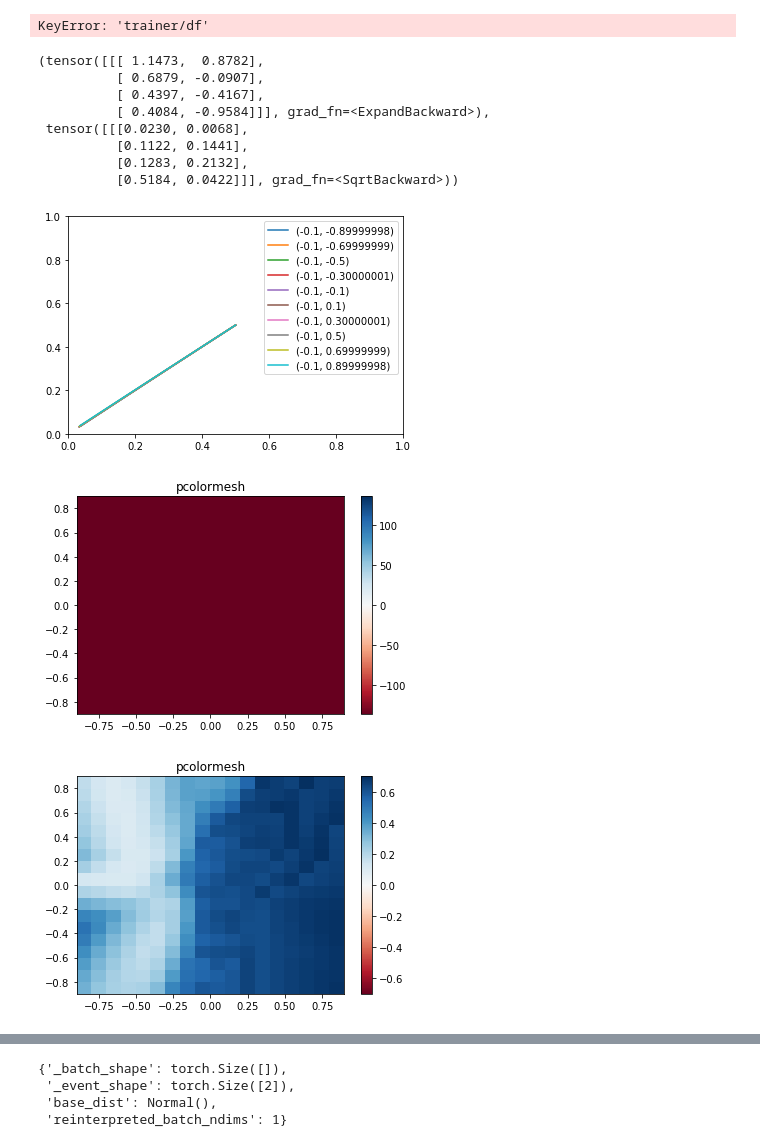
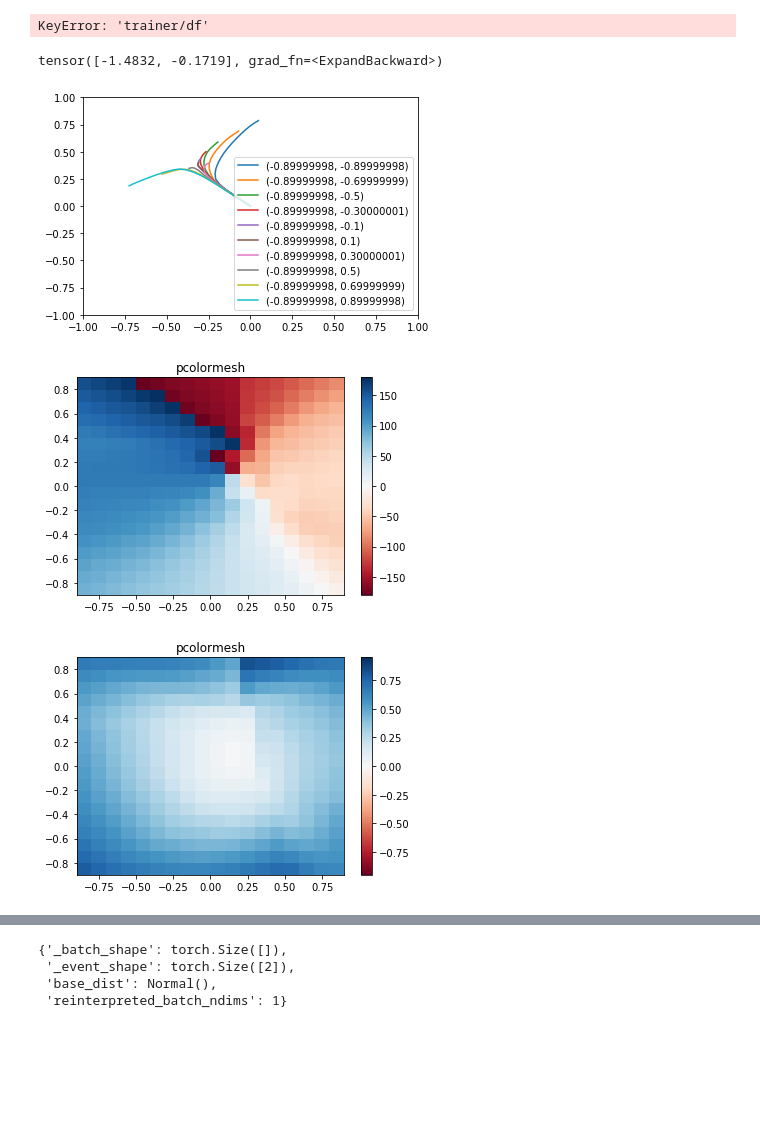
Before and after one commit to vincentlui/unsupervised-goal-conditioned-rl, a Jupyter notebook: Untitled.ipynb, the cells around one changed output, grey strips where cells are left out. Drawn from its saved outputs; the diff is of its cells as text; code cells hidden in the pictures; blank space fills up the shorter version.

```diff
--- a/Untitled.ipynb
+++ b/Untitled.ipynb
@@ -79,49 +82,42 @@ torch.identity
 KeyError: 'trainer/df'
 # %%
 x = df(torch.Tensor([0.5,0.5,0.5,0.6]))
-n = x._component_distribution
-n.mean, n.stddev
+# n = x._component_distribution
+# n.mean, n.stddev
+x.mean
 # %% [output]
-(tensor([[[ 1.1473,  0.8782],
-          [ 0.6879, -0.0907],
-          [ 0.4397, -0.4167],
-          [ 0.4084, -0.9584]]], grad_fn=<ExpandBackward>),
- tensor([[[0.0230, 0.0068],
-          [0.1122, 0.1441],
-          [0.1283, 0.2132],
-          [0.5184, 0.0422]]], grad_fn=<SqrtBackward>))
+tensor([-1.4832, -0.1719], grad_fn=<ExpandBackward>)
 # %%
 # skills = [
 #     torch.Tensor([0,-1.]),
 #     torch.Tensor([0,-0.8]),
 #     torch.Tensor([0,-0.6]),
 #     torch.Tensor([0,-0.4]),
 #     torch.Tensor([0,-0.2]),
 #     torch.Tensor([0, 0]),
 #     torch.Tensor([0,0.2]),
 #     torch.Tensor([0,0.4]),
 #     torch.Tensor([0,0.6]),
 #     torch.Tensor([0,0.8]),
 #     torch.Tensor([0,0.9]),
 #     torch.Tensor([0,1.])
 # ]
 # skills = torch.Tensor(np.vstack([np.arange(-0.9,1.1,0.4),-0.4*np.ones(5),-0.1*np.ones(5),0.1*np.ones(5)])).transpose(1,0)
-skills = torch.Tensor(np.vstack([-0.1*np.ones(10),np.arange(-0.9,0.91,0.2)])).transpose(1,0)
-# skills = torch.Tensor(np.arange(-0.9, 1.1, 0.2)).view(-1,1)
+skills = torch.Tensor(np.vstack([-0.9*np.ones(10),np.arange(-0.9,0.91,0.2)])).transpose(1,0)
 figure = plt.figure()
 for skill in skills:
 #     skill = policy.stochastic_policy.skill_space.sample()
     path = rollout(env, policy, skill, max_path_length=20)
     obs = path['observations']
     plt.plot(obs[:,0], obs[:,1], label=tuple(skill.numpy()))
 
-plt.xlim([0,1])
-plt.ylim([0,1])
+plt.xlim([-1,1])
+plt.ylim([-1,1])
 plt.legend()
 
 plt.show()
 # %% [output]
-[figure, old version]
+[figure, new version]
 # %%
 skill_range = np.arange(-0.9, 0.91, 0.1)
 heatmap = np.empty([len(skill_range), len(skill_range)])
@@ -156,7 +152,7 @@ fig.colorbar(c, ax=ax)
 
 plt.show()
 # %% [output]
-[figure, old version]
+[figure, new version]
 # %%
 skill_range = np.arange(-0.9, 0.91, 0.1)
 heatmap = np.empty([len(skill_range), len(skill_range)])
@@ -187,6 +183,6 @@ fig.colorbar(c, ax=ax)
 
 plt.show()
 # %% [output]
-[figure, old version]
+[figure, new version]
 # %%
 policy.stochastic_policy.skill = torch.Tensor([0.,1.])
```
Also changed, not shown: parts of 2 cells of this notebook, 13 other files.
